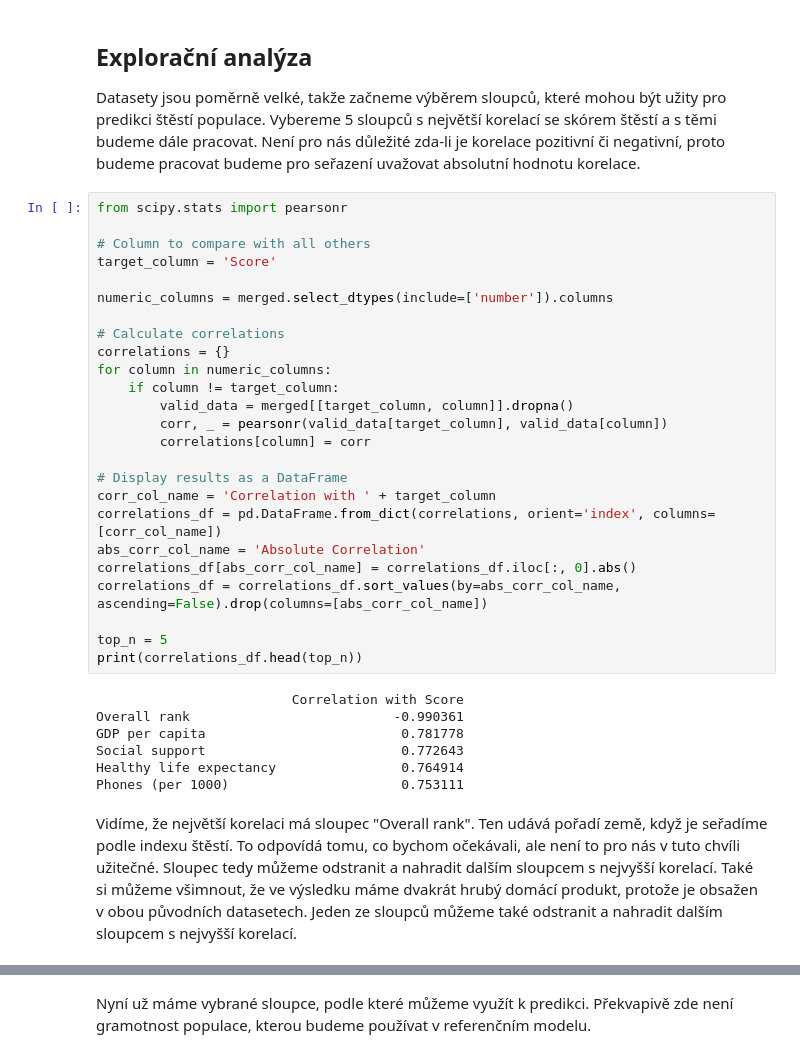
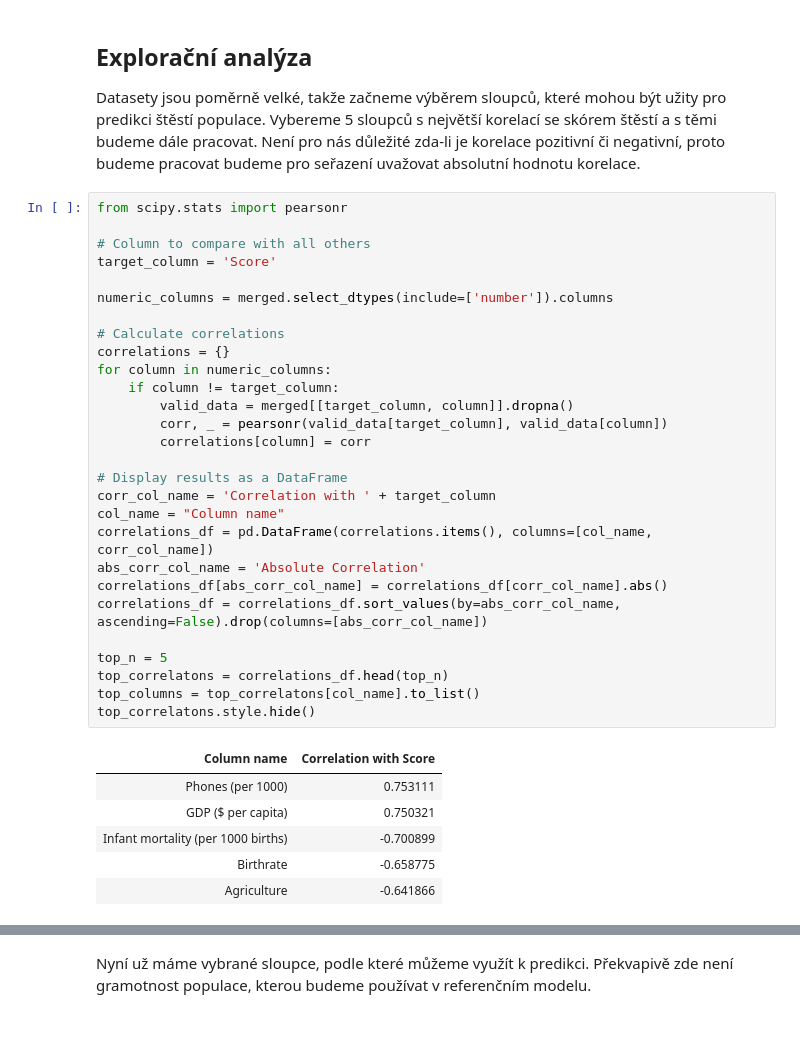
Before and after one commit to PatrikTrefil/NDBI048-data-science-project, a Jupyter notebook: main.ipynb, the cells around one changed output, grey strips where cells are left out. Saved outputs shown, nothing was run; the diff lists cells and outputs as text; blank space fills up the shorter version.

```diff
--- a/main.ipynb
+++ b/main.ipynb
@@ -122,34 +122,35 @@ Datasety jsou poměrně velké, takže začneme výběrem sloupců, které mohou
 # %%
 from scipy.stats import pearsonr
 
 # Column to compare with all others
 target_column = 'Score'
 
 numeric_columns = merged.select_dtypes(include=['number']).columns
 
 # Calculate correlations
 correlations = {}
 for column in numeric_columns:
     if column != target_column:
         valid_data = merged[[target_column, column]].dropna()
         corr, _ = pearsonr(valid_data[target_column], valid_data[column])
         correlations[column] = corr
 
 # Display results as a DataFrame
 corr_col_name = 'Correlation with ' + target_column
-correlations_df = pd.DataFrame.from_dict(correlations, orient='index', columns=[corr_col_name])
+col_name = "Column name"
+correlations_df = pd.DataFrame(correlations.items(), columns=[col_name, corr_col_name])
 abs_corr_col_name = 'Absolute Correlation'
-correlations_df[abs_corr_col_name] = correlations_df.iloc[:, 0].abs()
+correlations_df[abs_corr_col_name] = correlations_df[corr_col_name].abs()
 correlations_df = correlations_df.sort_values(by=abs_corr_col_name, ascending=False).drop(columns=[abs_corr_col_name])
 
 top_n = 5
-print(correlations_df.head(top_n))
+top_correlatons = correlations_df.head(top_n)
+top_columns = top_correlatons[col_name].to_list()
+top_correlatons.style.hide()
 # %% [output]
-                         Correlation with Score
-Overall rank                          -0.990361
-GDP per capita                         0.781778
-Social support                         0.772643
-Healthy life expectancy                0.764914
-Phones (per 1000)                      0.753111
+| Column name | Correlation with Score |
+| Phones (per 1000) | 0.753111 |
+| GDP ($ per capita) | 0.750321 |
+| Infant mortality (per 1000 births) | -0.700899 |
+| Birthrate | -0.658775 |
+| Agriculture | -0.641866 |
-# %% [markdown]
-Vidíme, že největší korelaci má sloupec "Overall rank". Ten udává pořadí země, když je seřadíme podle indexu štěstí. To odpovídá tomu, co bychom očekávali, ale není to pro nás v tuto chvíli užitečné. Sloupec tedy můžeme odstranit a nahradit dalším sloupcem s nejvyšší korelací. Také si můžeme všimnout, že ve výsledku máme dvakrát hrubý domácí produkt, protože je obsažen v obou původních datasetech. Jeden ze sloupců můžeme také odstranit a nahradit dalším sloupcem s nejvyšší korelací.
```
Also changed, not shown: parts of 10 cells of this notebook, 2 other files.
